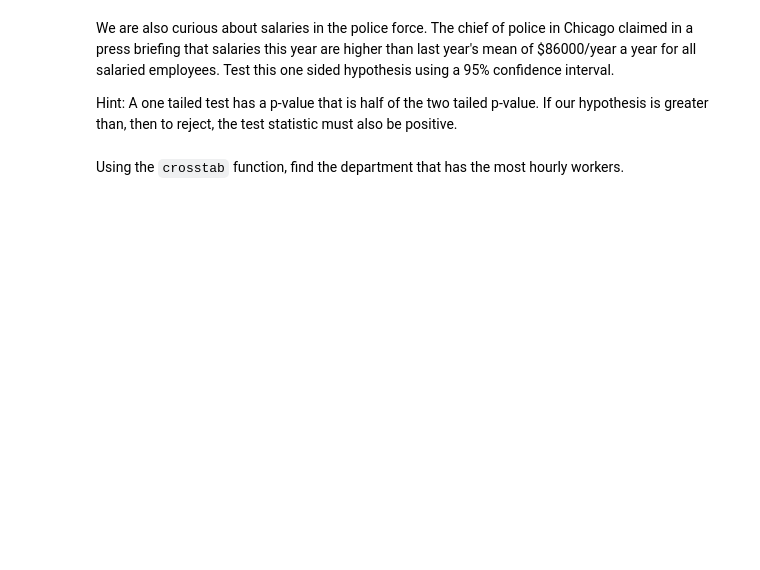
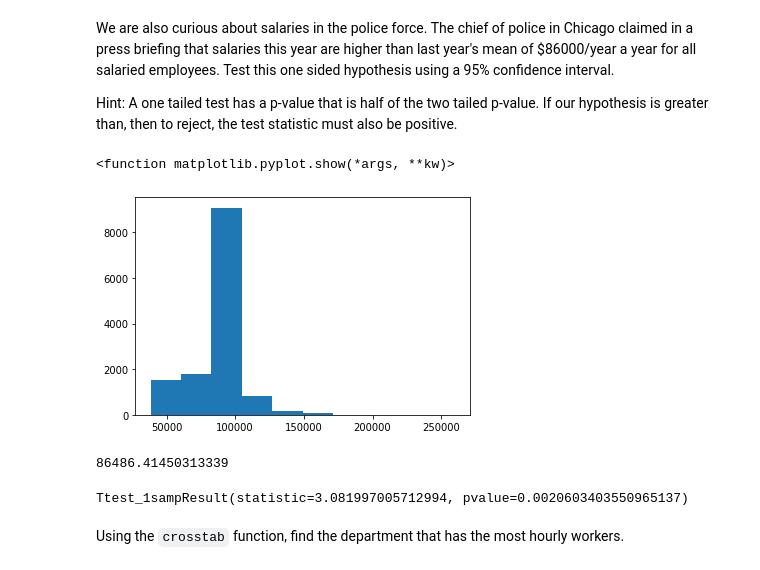
Before and after one commit to ta-data-lis/lab-hypothesis-testing-1, a Jupyter notebook: your-code/main.ipynb, the cells around one changed output. Cells and saved outputs as stored; diff of their text form; code cells hidden in the pictures; blank space fills up the shorter version.

```diff
--- a/your-code/main.ipynb
+++ b/your-code/main.ipynb
@@ -43,0 +133,22 @@ Hint: A one tailed test has a p-value that is half of the two tailed p-value. If
+# %%
+#Filtering data
+police_salaried = data[(data['Salary or Hourly'] == 'Salary') & (data['Department'] == 'POLICE')]
+
+#Just plotting to see the variable distribution
+plt.hist(police_salaried['Annual Salary'])
+plt.show
+# %% [output]
+<function matplotlib.pyplot.show(*args, **kw)>
+[figure, added]
+# %%
+np.mean(police_salaried ['Annual Salary'])
+# %% [output]
+86486.41450313339
+# %%
+# H0: mean >= 86000
+# H0: mean < 86000
+
+#Performing the test
+stats.ttest_1samp(police_salaried['Annual Salary'], 86000)
+# %% [output]
+Ttest_1sampResult(statistic=3.081997005712994, pvalue=0.0020603403550965137)
```
Also changed, not shown: parts of 28 cells of this notebook.
